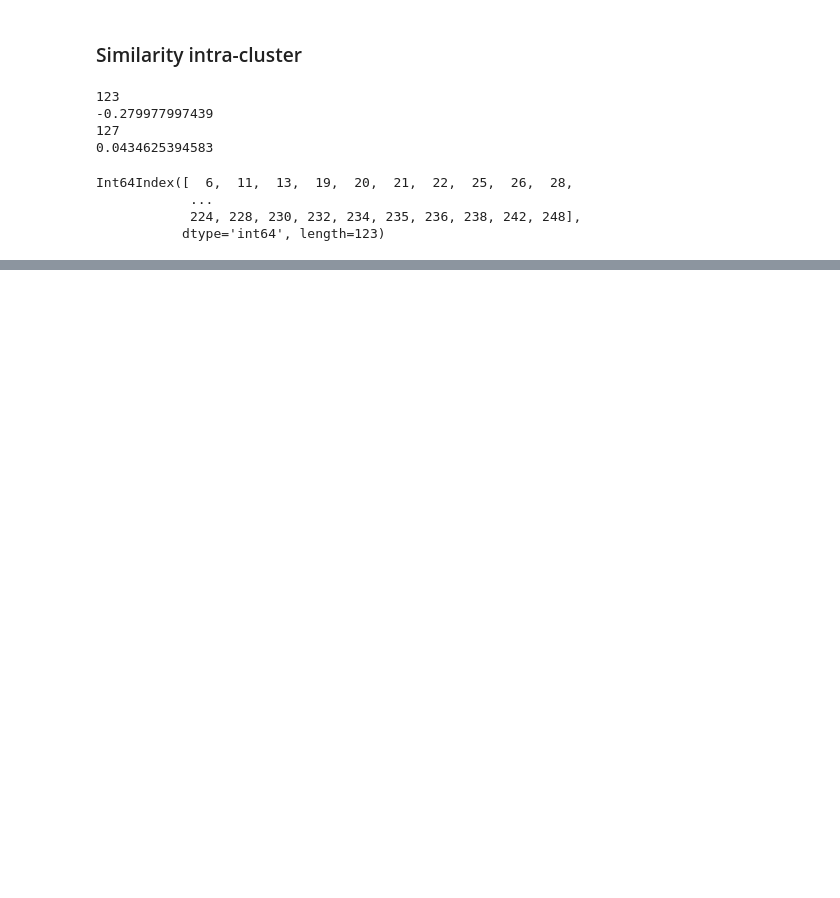
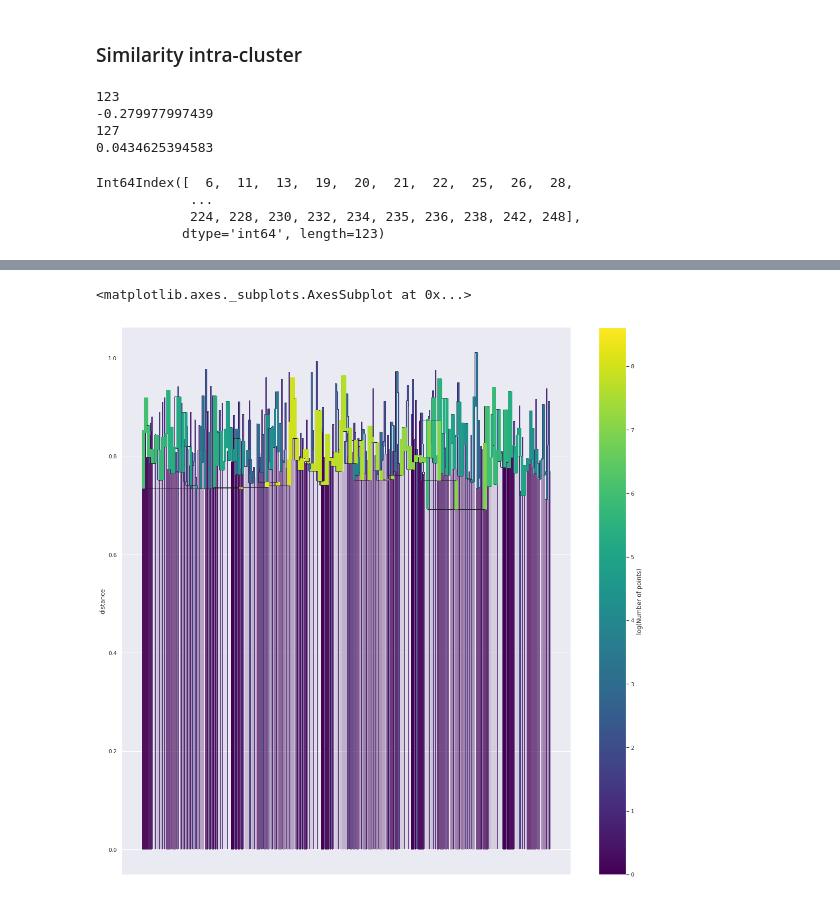
Before and after one commit to i40-Tools/I40KG-Embeddings, a Jupyter notebook: Community-Analysis.ipynb, the cells around one changed output, grey strips where cells are left out. Drawn from its saved outputs; the diff is of its cells as text; code cells hidden in the pictures; blank space fills up the shorter version.

```diff
--- a/Community-Analysis.ipynb
+++ b/Community-Analysis.ipynb
@@ -490,0 +681,13 @@ Int64Index([  6,  11,  13,  19,  20,  21,  22,  25,  26,  28,
+# %%
+import hdbscan
+from sklearn.datasets import make_blobs
+
+
+clusterer = hdbscan.RobustSingleLinkage(cut=0.5, k=7)
+cluster_labels = clusterer.fit_predict(X)
+hierarchy = clusterer.cluster_hierarchy_
+alt_labels = hierarchy.get_clusters(0.100, 5)
+hierarchy.plot()
+# %% [output]
+<matplotlib.axes._subplots.AxesSubplot at 0x...>
+[figure, added]
```
Also changed, not shown: parts of 30 cells of this notebook, 40 other files.
